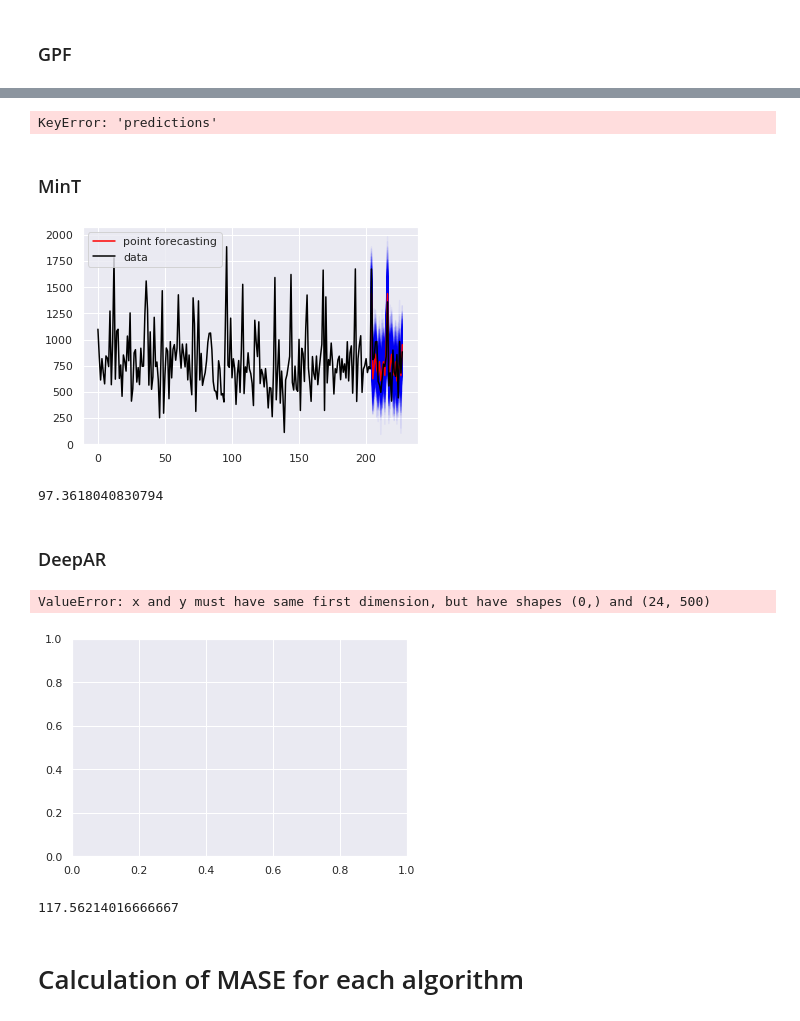
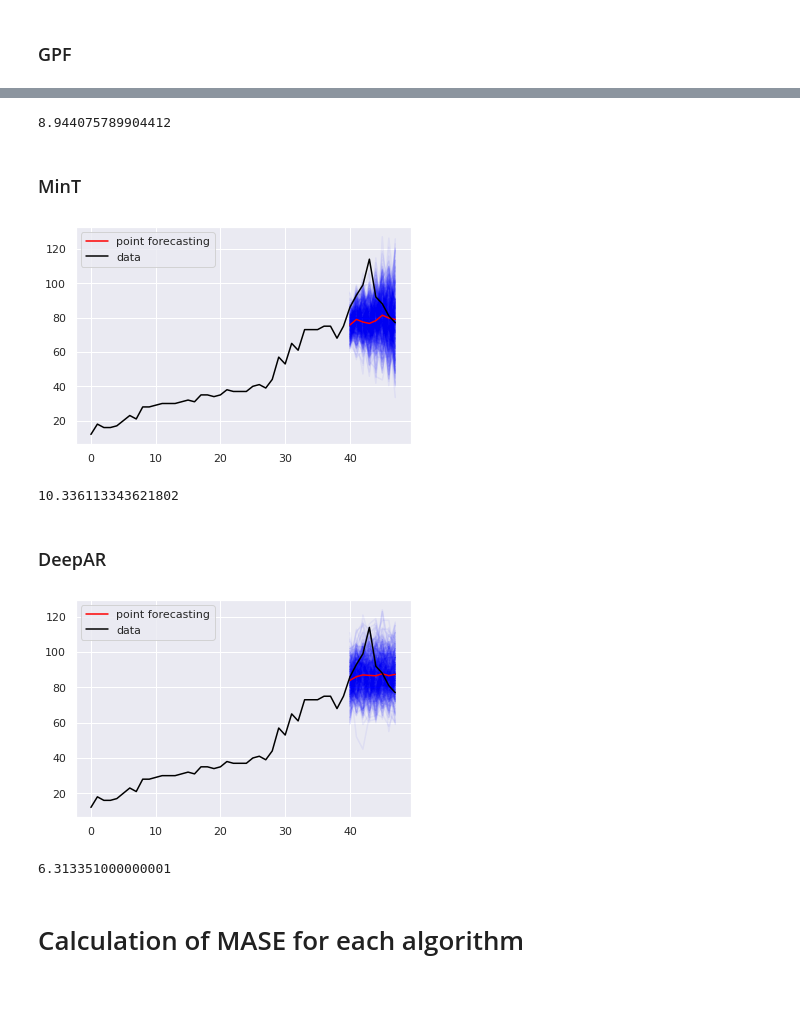
Before and after one commit to luisroque/run_models_distributed, a Jupyter notebook: notebooks/Results_comparing_all_algorithms_paper1_probabilistic.ipynb, the cells around one changed output, grey strips where cells are left out. Saved outputs shown, nothing was run; the diff lists cells and outputs as text; code cells hidden in the pictures; blank space fills up the shorter version.

```diff
--- a/notebooks/Results_comparing_all_algorithms_paper1_probabilistic.ipynb
+++ b/notebooks/Results_comparing_all_algorithms_paper1_probabilistic.ipynb
@@ -19,7 +19,7 @@ plt.rcParams.update({'font.size': 22})
 # %% [markdown]
 # Parameters
 # %%
-datasets=['prison', 'tourism', 'm5']
+datasets=['prison', 'tourism', 'm5', 'police']
 algorithms=[
             "gpf",
             "mint",
@@ -32,7 +32,7 @@ algorithms=[
         ]
 
 # Loading data
-dataset = 'tourism'
+dataset = 'prison'
 data = tsag.preprocessing.PreprocessDatasets(dataset).apply_preprocess()
 true = data['predict']['data'].reshape((data['predict']['s'], data['predict']['n'])).T
 # %% [output]
@@ -62,39 +61,38 @@ KeyError: 'predictions'
 # %%
 ps.crps_ensemble(true[-data['h']:, series], e['predictions']['samples']['bottom'][-data['h']:, series, :]).mean()
 # %% [output]
-KeyError: 'predictions'
+8.944075789904412
 # %% [markdown]
 ### MinT
 # %%
 e = htsx.compute_results.get_output(dataset, 'mint', 'jitter')
-series = 3
+series = 9
 plt.plot(np.arange(data['train']['n'], data['predict']['n']), e['predictions']['samples']['bottom'][-data['h']:, series, :], alpha=0.05, color='blue')
 plt.plot(np.arange(data['train']['n'], data['predict']['n']), e['predictions']['points']['bottom'][:, series], alpha=1, color='red', label='point forecasting')
 plt.plot(true[:,series], color='black', label='data')
 
 plt.legend();
 # %% [output]
-[figure, old version]
+[figure, new version]
 # %%
 ps.crps_ensemble(true[-data['h']:, series], e['predictions']['samples']['bottom'][-data['h']:, series, :]).mean()
 # %% [output]
-97.3618040830794
+10.336113343621802
 # %% [markdown]
 ### DeepAR
 # %%
 e = htsx.compute_results.get_output(dataset, 'deepar', 'jitter')
 series = 9
-plt.plot(np.arange(data['train']['n'], data['train']['n']), e['predictions']['samples']['bottom'][-data['h']:, series, :], alpha=0.05, color='blue')
-plt.plot(np.arange(data['train']['n'], data['train']['n']), e['predictions']['points']['bottom'][:, series], alpha=1, color='red', label='point forecasting')
+plt.plot(np.arange(data['train']['n'], data['predict']['n']), e['predictions']['samples']['bottom'][-data['h']:, series, :], alpha=0.05, color='blue')
+plt.plot(np.arange(data['train']['n'], data['predict']['n']), e['predictions']['points']['bottom'][:, series], alpha=1, color='red', label='point forecasting')
 plt.plot(true[:,series], color='black', label='data')
 plt.legend();
 # %% [output]
-ValueError: x and y must have same first dimension, but have shapes (0,) and (24, 500)
-[figure, old version]
+[figure, new version]
 # %%
 ps.crps_ensemble(true[-data['h']:, series], e['predictions']['samples']['bottom'][-data['h']:, series, :]).mean()
 # %% [output]
-117.56214016666667
+6.313351000000001
 # %% [markdown]
 # Calculation of MASE for each algorithm
 # %%
```
Also changed, not shown: parts of 5 cells of this notebook, 1 other file.
